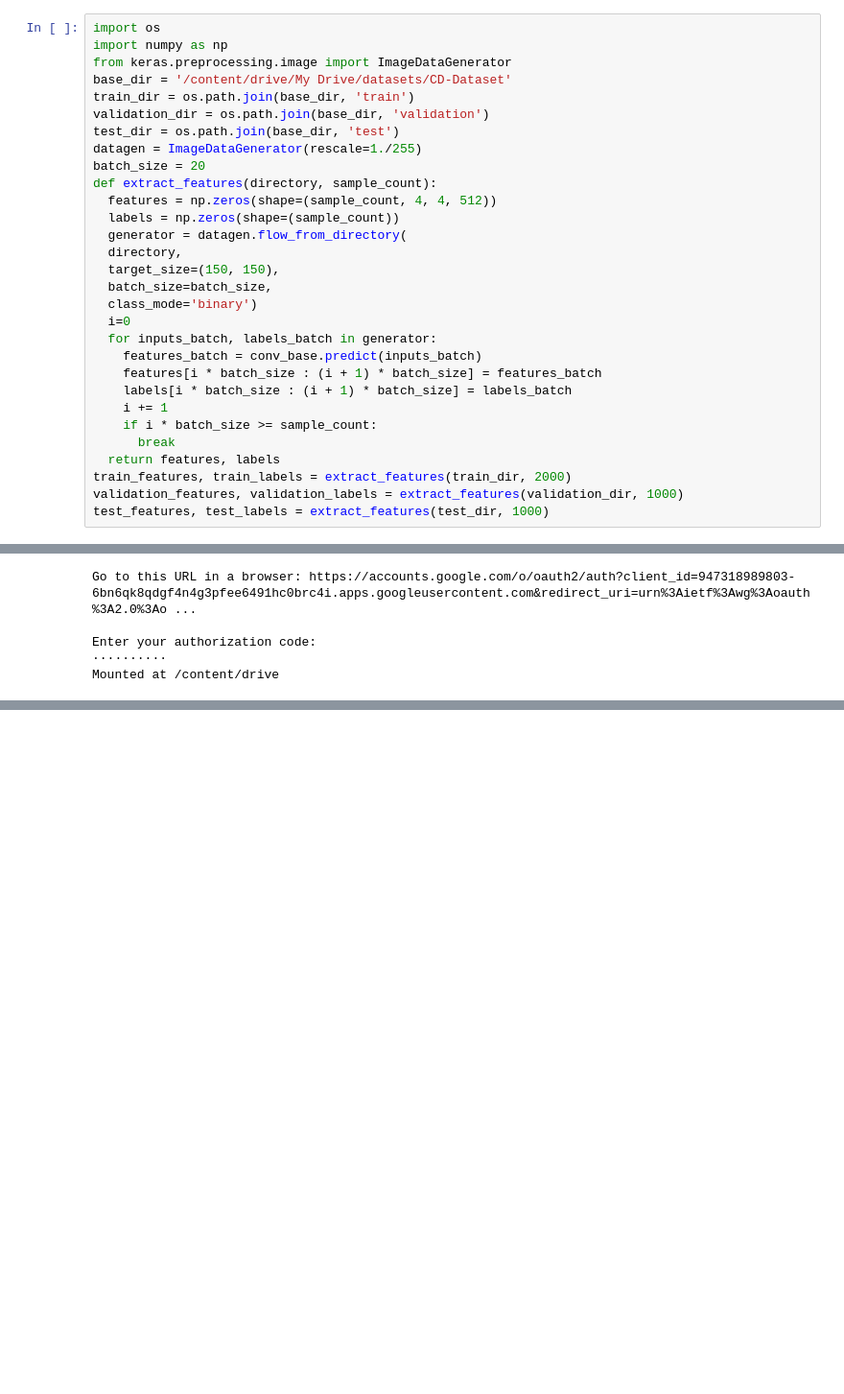
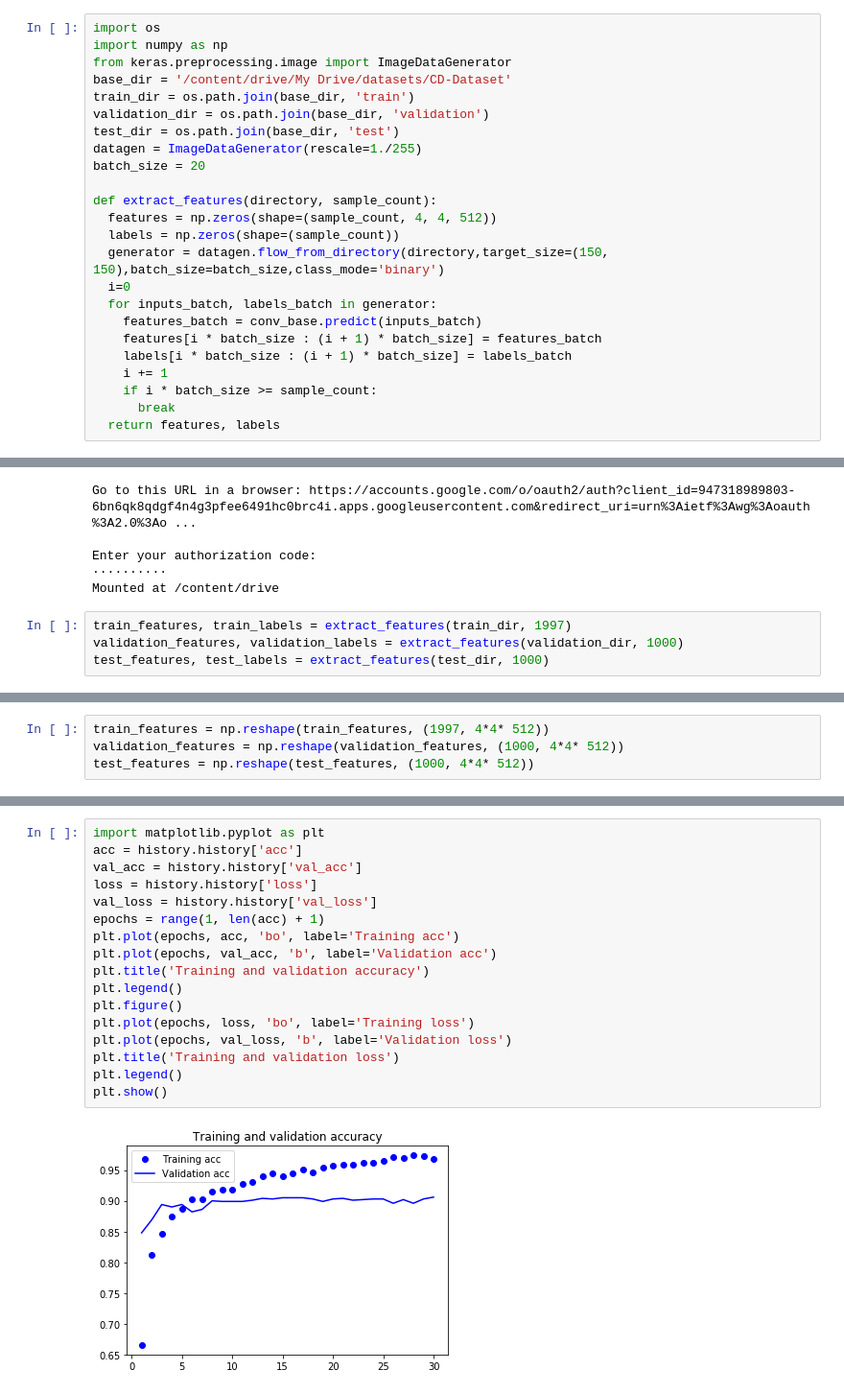
Before and after one commit to ikkhannn/Python, a Jupyter notebook: Using_a_pretrained_convnet.ipynb, the cells around one changed output, grey strips where cells are left out. Shown at 96% size. Saved outputs shown, nothing was run; the diff lists cells and outputs as text; blank space fills up the shorter version.

```diff
--- a/Using_a_pretrained_convnet.ipynb
+++ b/Using_a_pretrained_convnet.ipynb
@@ -26,14 +23,11 @@ validation_dir = os.path.join(base_dir, 'validation')
 test_dir = os.path.join(base_dir, 'test')
 datagen = ImageDataGenerator(rescale=1./255)
 batch_size = 20
+
 def extract_features(directory, sample_count):
   features = np.zeros(shape=(sample_count, 4, 4, 512))
   labels = np.zeros(shape=(sample_count))
-  generator = datagen.flow_from_directory(
-  directory,
-  target_size=(150, 150),
-  batch_size=batch_size,
-  class_mode='binary')
+  generator = datagen.flow_from_directory(directory,target_size=(150, 150),batch_size=batch_size,class_mode='binary')
   i=0
   for inputs_batch, labels_batch in generator:
     features_batch = conv_base.predict(inputs_batch)
@@ -43,6 +37,3 @@ def extract_features(directory, sample_count):
     if i * batch_size >= sample_count:
       break
   return features, labels
-train_features, train_labels = extract_features(train_dir, 2000)
-validation_features, validation_labels = extract_features(validation_dir, 1000)
-test_features, test_labels = extract_features(test_dir, 1000)
@@ -57,3 +46,7 @@ Go to this URL in a browser: https://accounts.google.com/o/oauth2/auth?client_id
 Enter your authorization code:
 ··········
 Mounted at /content/drive
+# %%
+train_features, train_labels = extract_features(train_dir, 1997)
+validation_features, validation_labels = extract_features(validation_dir, 1000)
+test_features, test_labels = extract_features(test_dir, 1000)
@@ -59,0 +57,4 @@ Mounted at /content/drive
+# %%
+train_features = np.reshape(train_features, (1997, 4*4* 512))
+validation_features = np.reshape(validation_features, (1000, 4*4* 512))
+test_features = np.reshape(test_features, (1000, 4*4* 512))
@@ -78,0 +96,19 @@ validation_data=(validation_features, validation_labels))
+# %%
+import matplotlib.pyplot as plt
+acc = history.history['acc']
+val_acc = history.history['val_acc']
+loss = history.history['loss']
+val_loss = history.history['val_loss']
+epochs = range(1, len(acc) + 1)
+plt.plot(epochs, acc, 'bo', label='Training acc')
+plt.plot(epochs, val_acc, 'b', label='Validation acc')
+plt.title('Training and validation accuracy')
+plt.legend()
+plt.figure()
+plt.plot(epochs, loss, 'bo', label='Training loss')
+plt.plot(epochs, val_loss, 'b', label='Validation loss')
+plt.title('Training and validation loss')
+plt.legend()
+plt.show()
+# %% [output]
+[figure, added]
```
Also changed, not shown: parts of 6 cells of this notebook.
